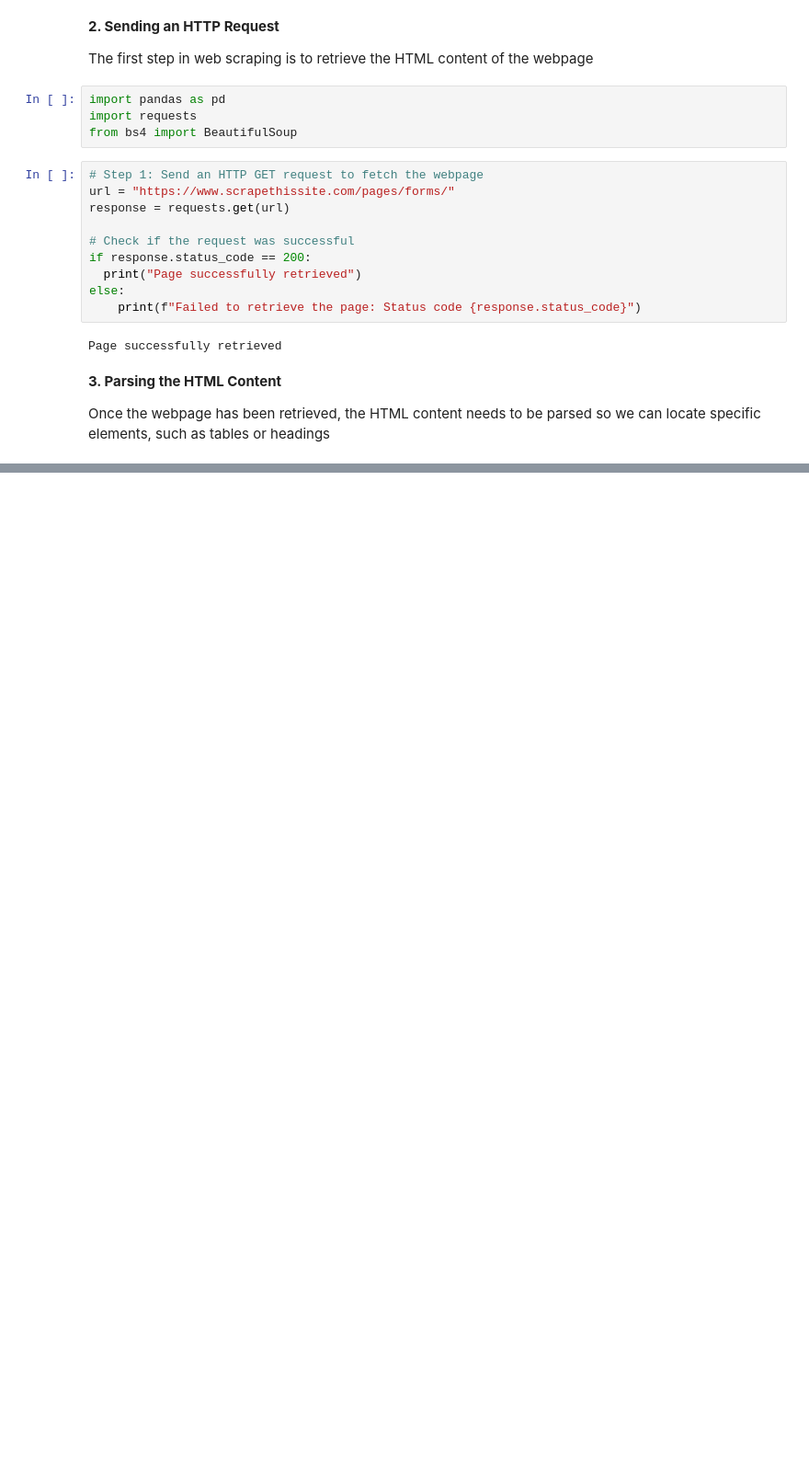
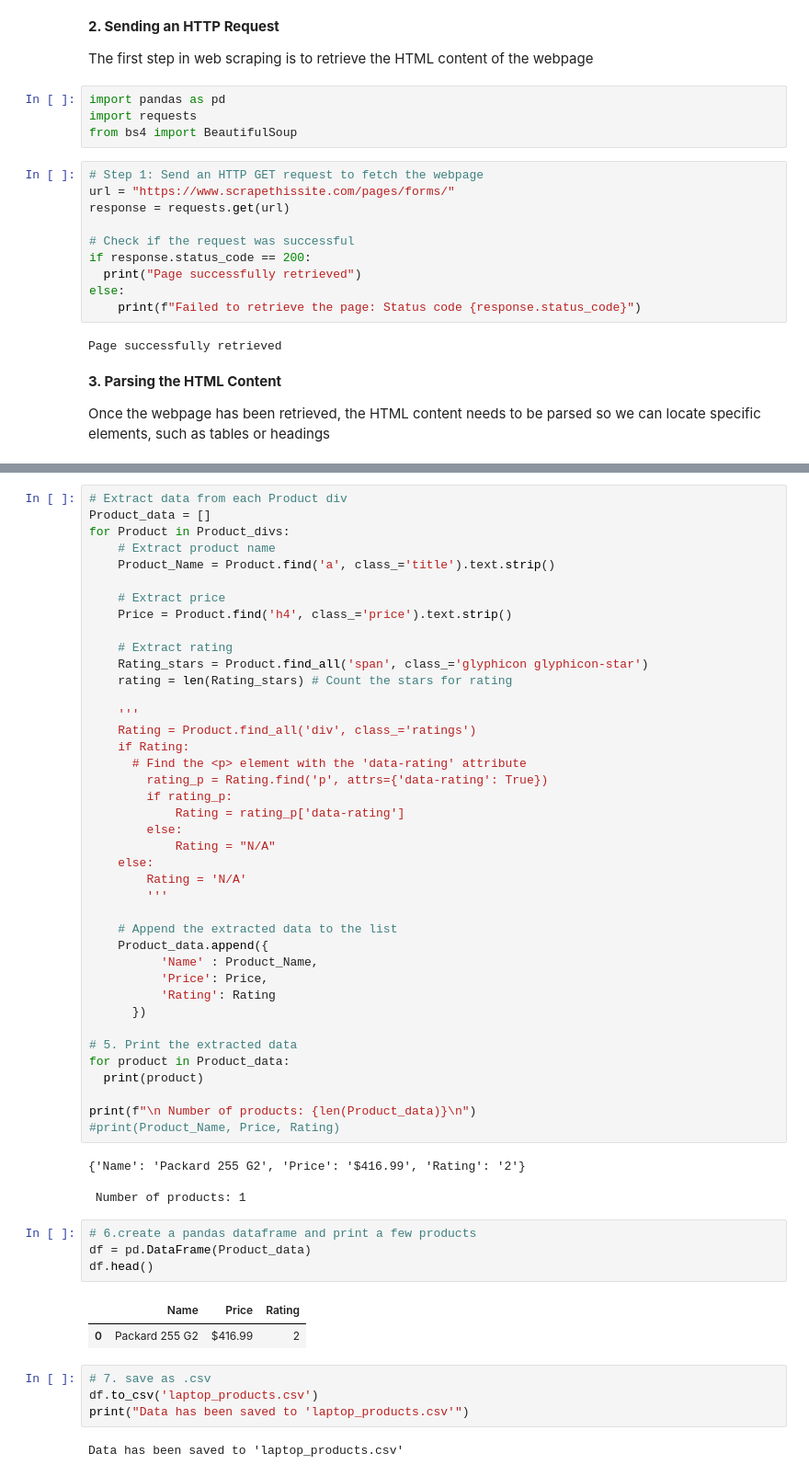
Before and after one commit to SolomonAyuba/data-quality-and-data-wrangling, a Jupyter notebook: Data Quality and Data Wrangling.ipynb, the cells around one changed output, grey strips where cells are left out. Shown at 92% size. Cells and saved outputs as stored; diff of their text form; blank space fills up the shorter version.

```diff
--- a/Data Quality and Data Wrangling.ipynb
+++ b/Data Quality and Data Wrangling.ipynb
@@ -1535,0 +1820,57 @@ so we can locate specific elements, such as tables or headings
+# %%
+# Extract data from each Product div
+Product_data = []
+for Product in Product_divs:
+    # Extract product name
+    Product_Name = Product.find('a', class_='title').text.strip()
+
+    # Extract price
+    Price = Product.find('h4', class_='price').text.strip()
+
+    # Extract rating
+    Rating_stars = Product.find_all('span', class_='glyphicon glyphicon-star')
+    rating = len(Rating_stars) # Count the stars for rating
+
+    '''
+    Rating = Product.find_all('div', class_='ratings')
+    if Rating:
+      # Find the <p> element with the 'data-rating' attribute
+        rating_p = Rating.find('p', attrs={'data-rating': True})
+        if rating_p:
+            Rating = rating_p['data-rating']
+        else:
+            Rating = "N/A"
+    else:
+        Rating = 'N/A'
+        '''
+
+    # Append the extracted data to the list
+    Product_data.append({
+          'Name' : Product_Name,
+          'Price': Price,
+          'Rating': Rating
+      })
+
+# 5. Print the extracted data
+for product in Product_data:
+  print(product)
+
+print(f"\n Number of products: {len(Product_data)}\n")
+#print(Product_Name, Price, Rating)
+# %% [output]
+{'Name': 'Packard 255 G2', 'Price': '$416.99', 'Rating': '2'}
+
+ Number of products: 1
+# %%
+# 6.create a pandas dataframe and print a few products
+df = pd.DataFrame(Product_data)
+df.head()
+# %% [output]
+|  | Name | Price | Rating |
+| 0 | Packard 255 G2 | $416.99 | 2 |
+# %%
+# 7. save as .csv
+df.to_csv('laptop_products.csv')
+print("Data has been saved to 'laptop_products.csv'")
+# %% [output]
+Data has been saved to 'laptop_products.csv'
```
Also changed, not shown: parts of 29 cells of this notebook.
